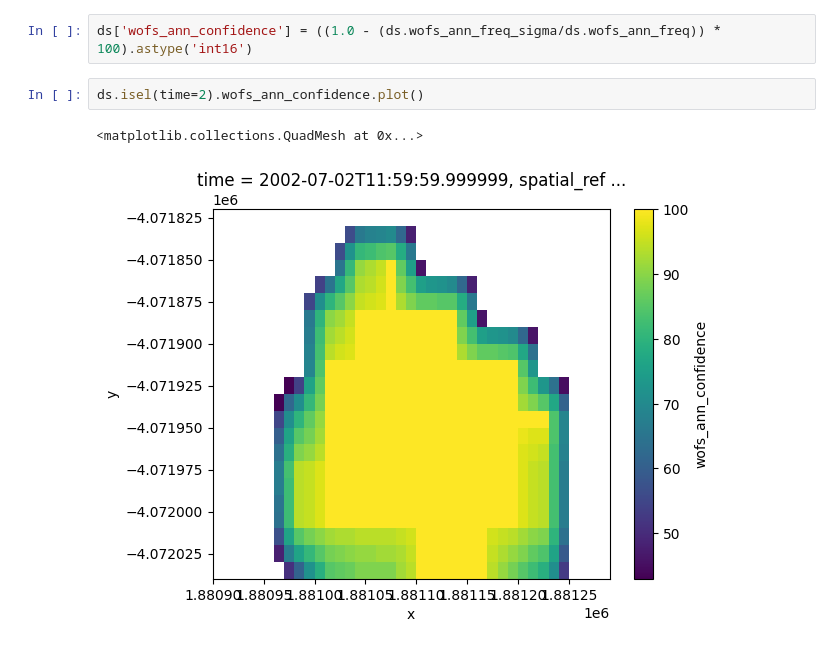
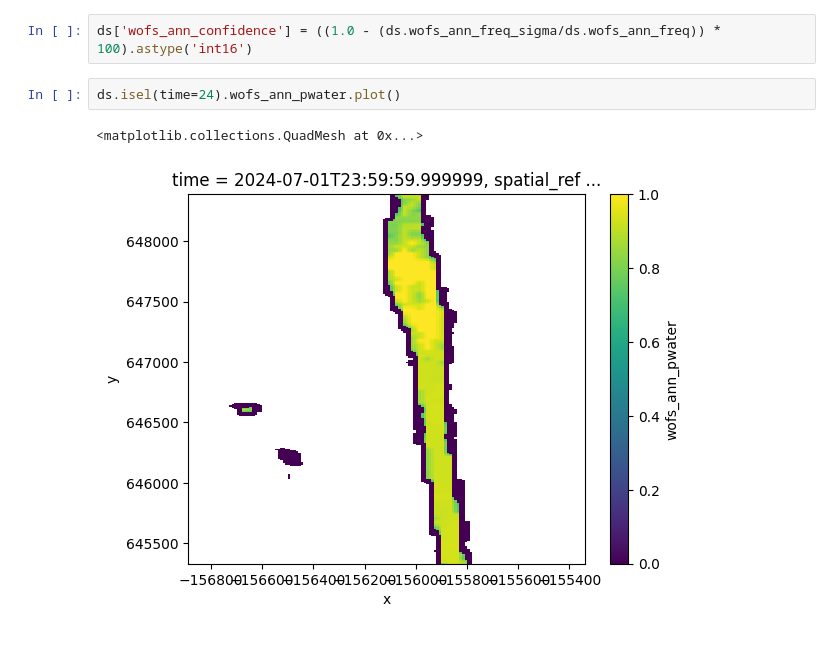
Before and after one commit to vikineema/deafrica_water_quality, a Jupyter notebook: WP1.2/WQ package 1.2.ipynb, the cells around one changed output. Cells and saved outputs as stored; diff of their text form.

```diff
--- a/WP1.2/WQ package 1.2.ipynb
+++ b/WP1.2/WQ package 1.2.ipynb
@@ -289,7 +312,7 @@ Data variables:
 # %%
 ds['wofs_ann_confidence'] = ((1.0 - (ds.wofs_ann_freq_sigma/ds.wofs_ann_freq)) * 100).astype('int16')
 # %%
-ds.isel(time=2).wofs_ann_confidence.plot()
+ds.isel(time=24).wofs_ann_pwater.plot()
 # %% [output]
 <matplotlib.collections.QuadMesh at 0x...>
-[figure, old version]
+[figure, new version]
```
Also changed, not shown: parts of 4 cells of this notebook.
